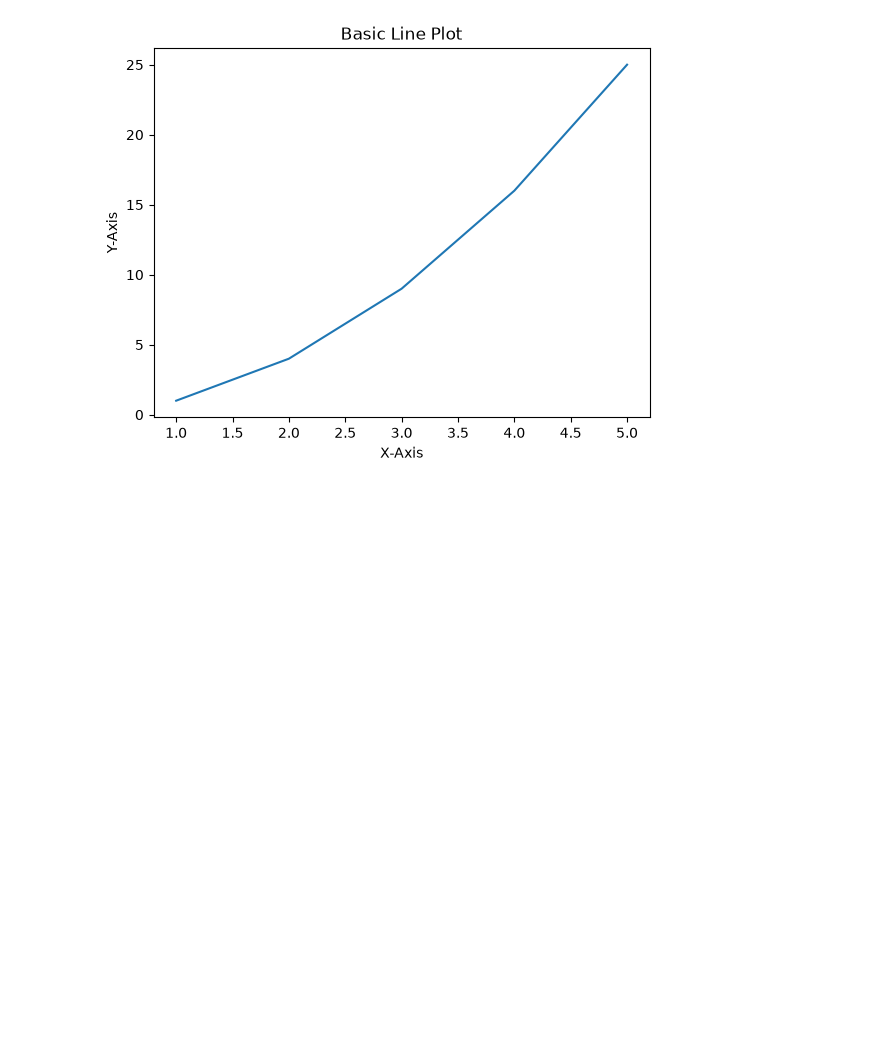
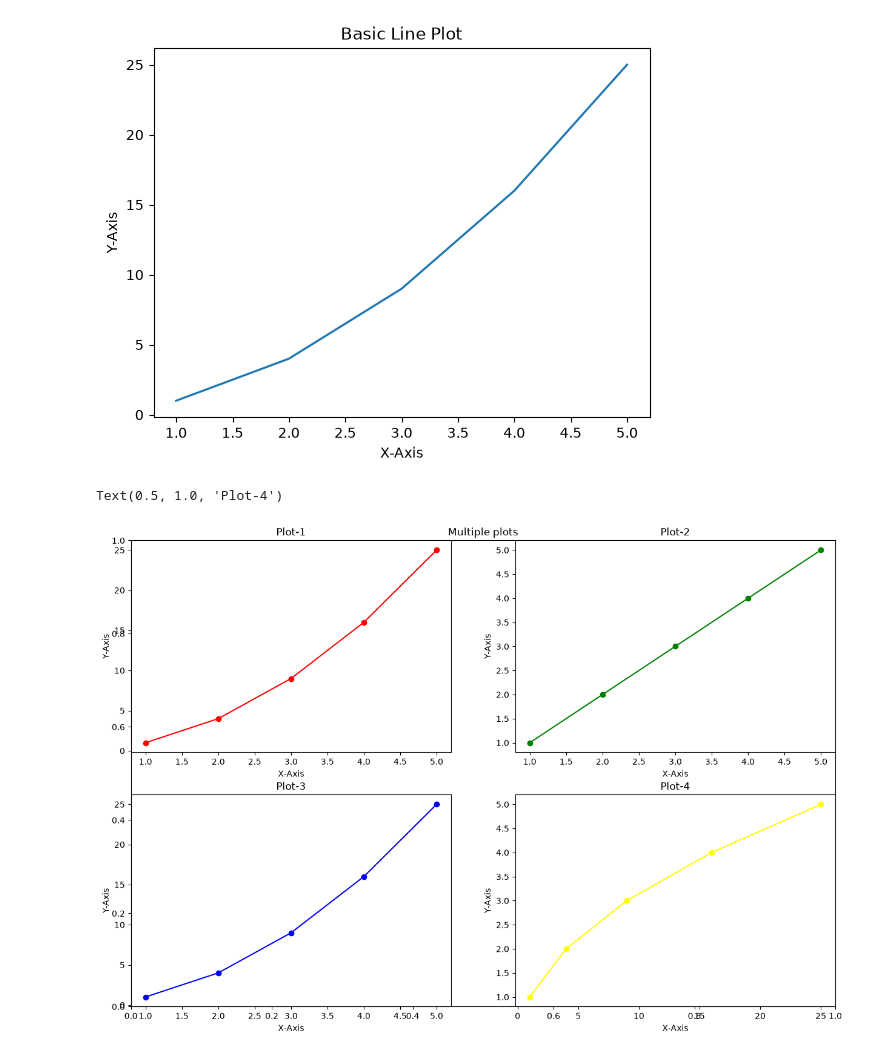
Before and after one commit to utkarshjoshi24/Machine-Learning-, a Jupyter notebook: Data Visualization/sample.ipynb, the cells around one changed output. Drawn from its saved outputs; the diff is of its cells as text; code cells hidden in the pictures; blank space fills up the shorter version.

Commit message:
Practised Line-Plot, Multiple Plots, Bar plot, Histogram, Scatter Plot, Pie Chart

```diff
--- a/Data Visualization/sample.ipynb
+++ b/Data Visualization/sample.ipynb
@@ -36,3 +36,37 @@ plt.title("Basic Line Plot")
 plt.show()
 # %% [output]
 [figure]
+# %%
+x = [1,2,3,4,5]
+y = [1,4,9,16,25]
+z = [1,2,3,4,5]
+
+plt.figure(figsize=(15,10))
+plt.title("Multiple plots")
+plt.subplot(2,2,1)
+plt.plot(x,y, color="red", marker = 'o')
+plt.xlabel("X-Axis")
+plt.ylabel("Y-Axis")
+plt.title("Plot-1")
+
+
+plt.subplot(2,2,2)
+plt.plot(x,z, color="green", marker = 'o')
+plt.xlabel("X-Axis")
+plt.ylabel("Y-Axis")
+plt.title("Plot-2")
+
+plt.subplot(2,2,3)
+plt.plot(z,y, color="blue", marker = 'o')
+plt.xlabel("X-Axis")
+plt.ylabel("Y-Axis")
+plt.title("Plot-3")
+
+plt.subplot(2,2,4)
+plt.plot(y,z, color="yellow", marker = 'o')
+plt.xlabel("X-Axis")
+plt.ylabel("Y-Axis")
+plt.title("Plot-4")
+# %% [output]
+Text(0.5, 1.0, 'Plot-4')
+[figure, added]
```
Also changed, not shown: parts of 4 cells of this notebook.
